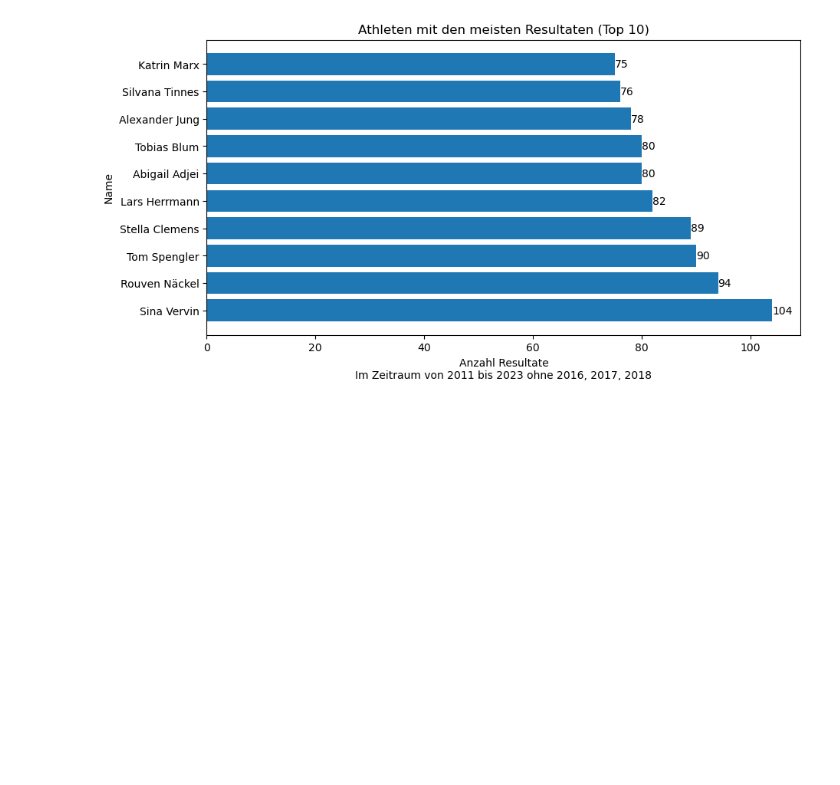
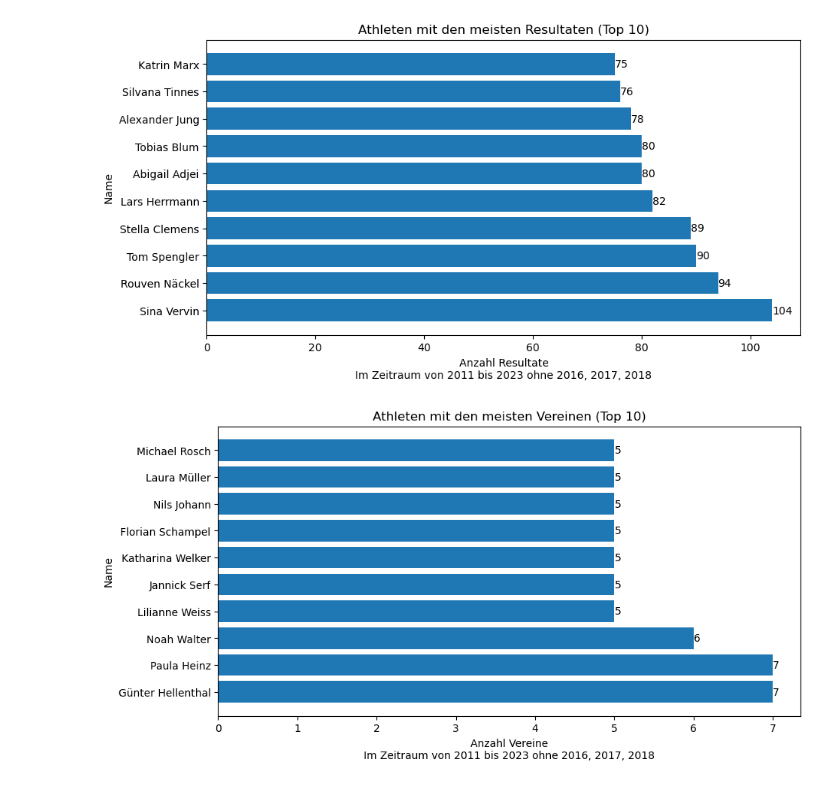
Before and after one commit to nimarion/slb, a Jupyter notebook: compare.ipynb, the cells around one changed output. Saved outputs shown, nothing was run; the diff lists cells and outputs as text; code cells hidden in the pictures; blank space fills up the shorter version.

```diff
--- a/compare.ipynb
+++ b/compare.ipynb
@@ -113,3 +113,19 @@ for i, v in enumerate(top_athletes['points']):
 plt.show()
 # %% [output]
 [figure]
+# %%
+top_athletes = data.groupby(['athleteId', 'firstname', 'lastname'])['club'].nunique()
+top_athletes = top_athletes.sort_values(ascending=False)[:10]
+top_athletes = top_athletes.reset_index()
+top_athletes['name'] = top_athletes['firstname'] + ' ' + top_athletes['lastname']
+top_athletes = top_athletes.drop(['firstname', 'lastname', 'athleteId'], axis=1)
+fig, ax = plt.subplots(figsize=(10, 5))
+ax.barh(top_athletes['name'], top_athletes['club'])
+ax.set_xlabel('Anzahl Vereine\n' + data_range)
+ax.set_ylabel('Name')
+ax.set_title('Athleten mit den meisten Vereinen (Top 10)')
+for i, v in enumerate(top_athletes['club']):
+    ax.text(v, i, str(v), ha='left', va='center')
+plt.show()
+# %% [output]
+[figure, added]
```
Also changed, not shown: parts of 1 cell of this notebook, 1 other file.
